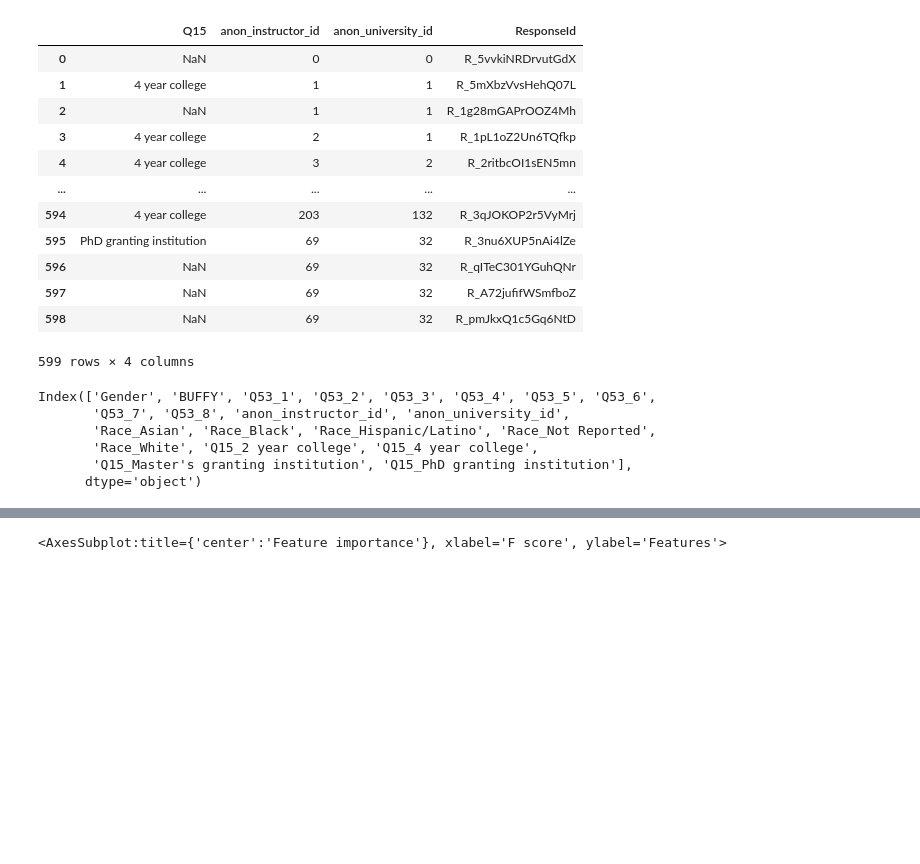
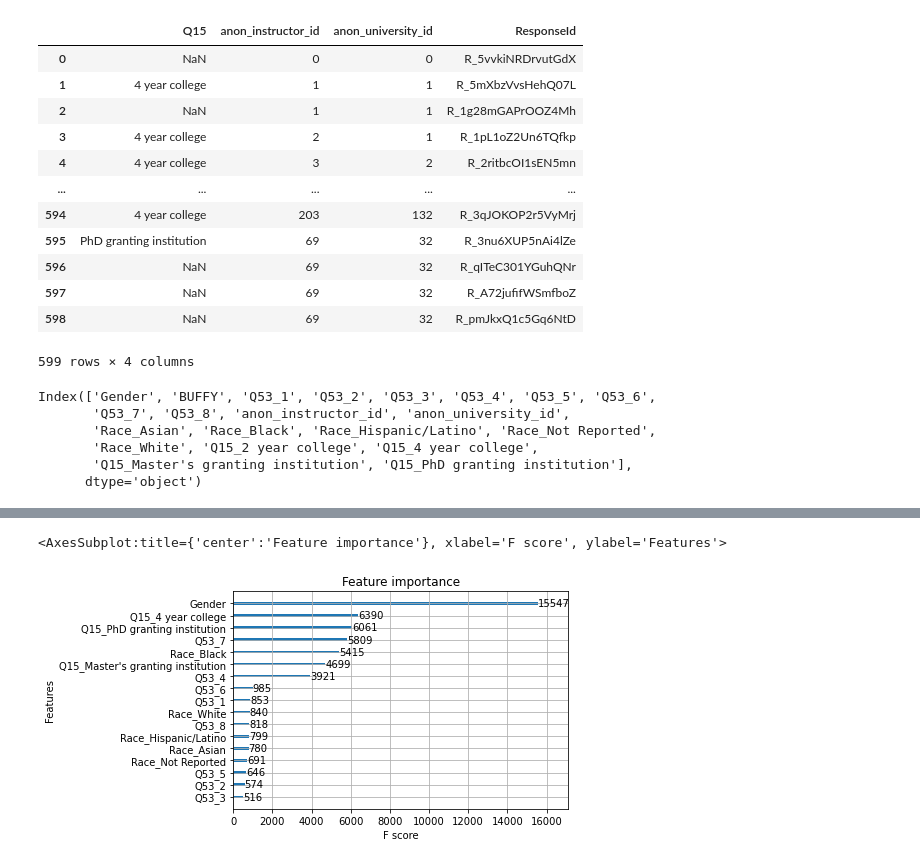
Before and after one commit to Lewandowski-Labs-PER/eclass-public, a Jupyter notebook: buffy_v_intro_kfold.ipynb, the cells around one changed output, grey strips where cells are left out. Drawn from its saved outputs; the diff is of its cells as text; code cells hidden in the pictures; blank space fills up the shorter version.

```diff
--- a/buffy_v_intro_kfold.ipynb
+++ b/buffy_v_intro_kfold.ipynb
@@ -329,3 +266,3 @@ Logit Regression Results
 # %%
-# xgb.plot_importance(bst)
+xgb.plot_importance(bst)
 # %% [output]
@@ -334 +269,2 @@ Logit Regression Results
 <AxesSubplot:title={'center':'Feature importance'}, xlabel='F score', ylabel='Features'>
+[figure, added]
```
Also changed, not shown: parts of 29 cells of this notebook, 2 other files.
